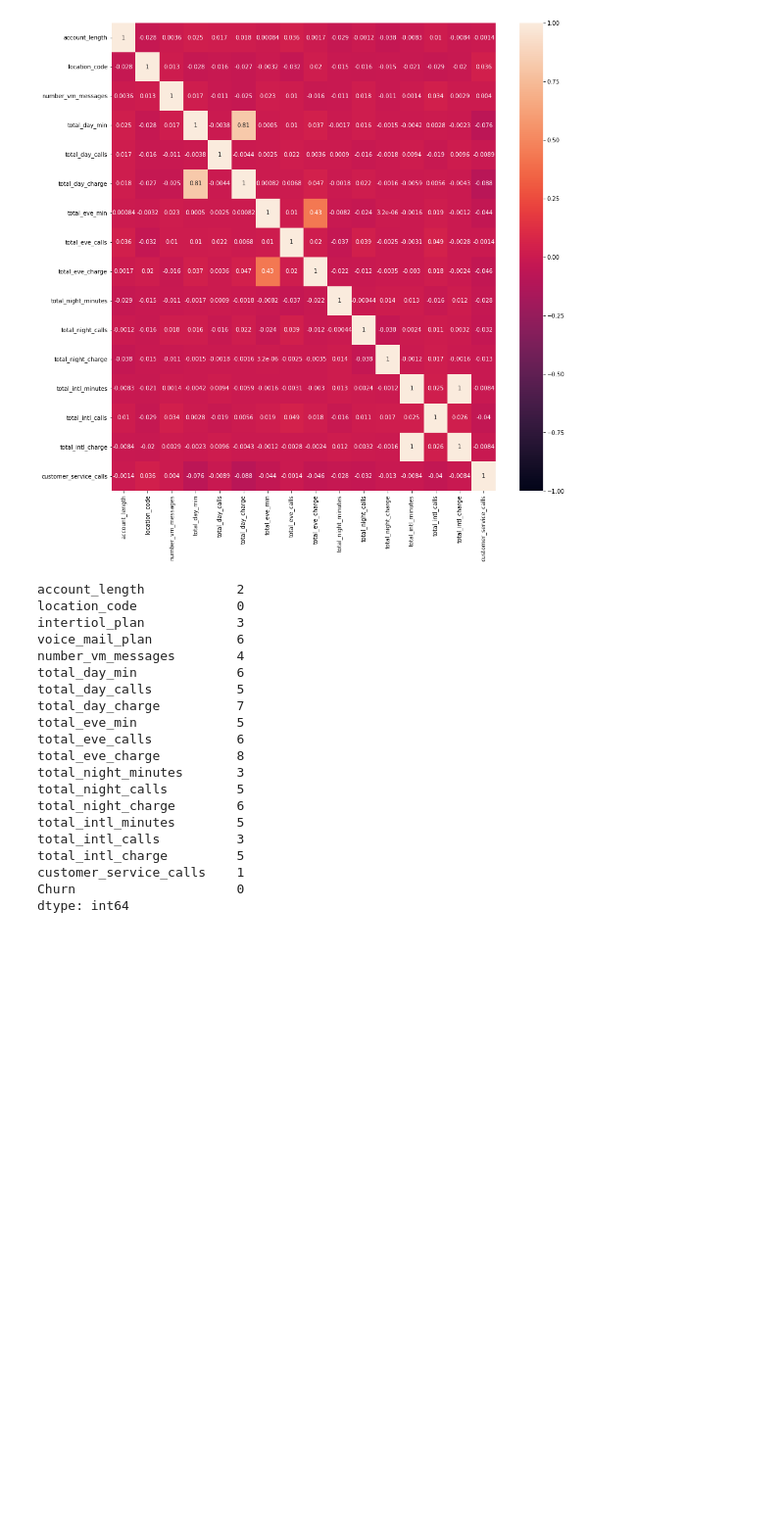
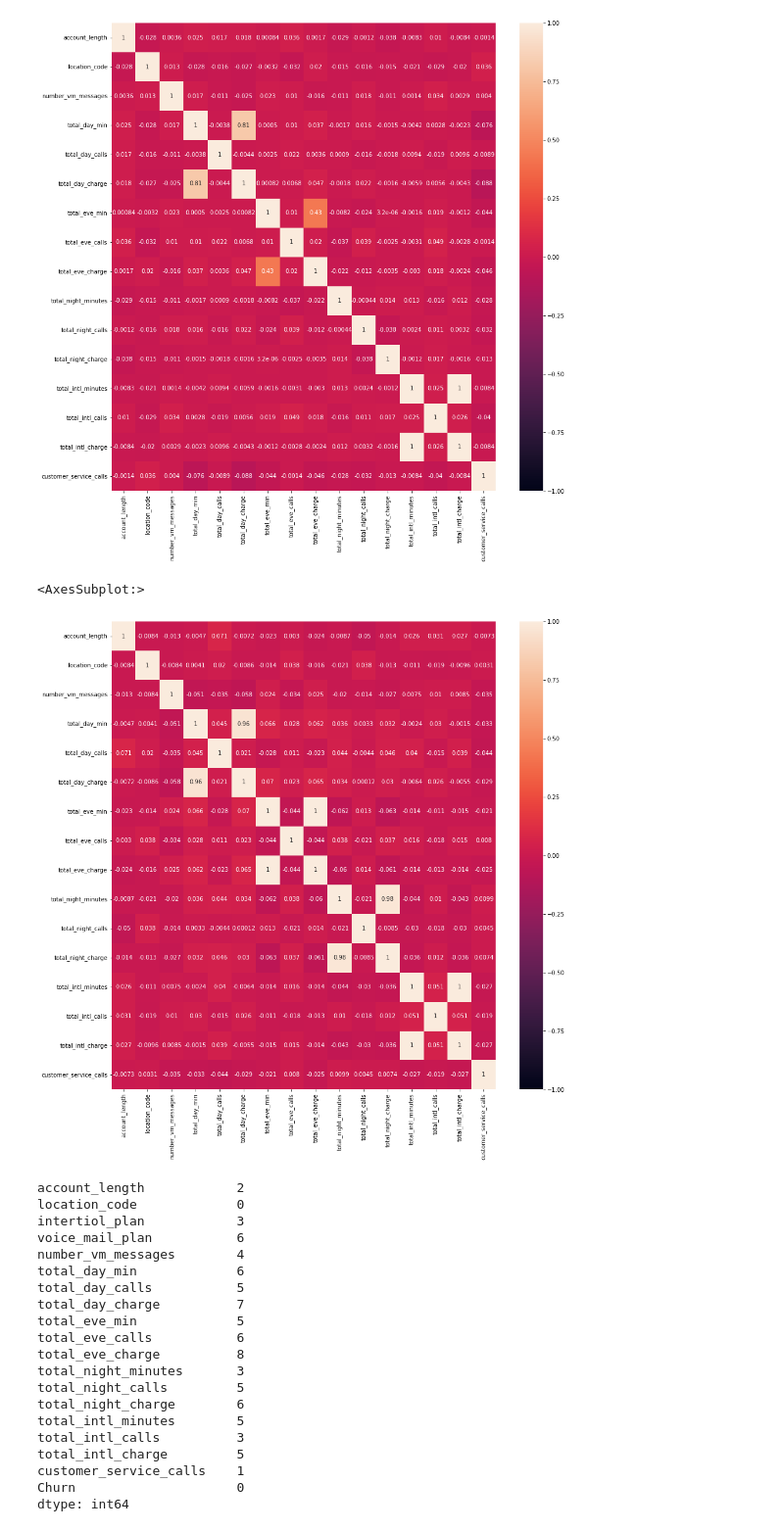
Before and after one commit to ayeshgk-machine-learning/data-science-project, a Jupyter notebook: data-preprocessing-ds-project/attempt-2.ipynb, the cells around one changed output. Shown at 98% size. Drawn from its saved outputs; the diff is of its cells as text; code cells hidden in the pictures; blank space fills up the shorter version.

```diff
--- a/data-preprocessing-ds-project/attempt-2.ipynb
+++ b/data-preprocessing-ds-project/attempt-2.ipynb
@@ -192,9 +163,12 @@ sns.heatmap(corr_train, vmin=-1, vmax=1, annot=True)
 <AxesSubplot:>
 [figure]
 # %%
-# corr_test = df_train.corr()
-# plt.figure(figsize=(15,15))
-# sns.heatmap(corr_test, vmin=-1, vmax=1, annot=True)
+corr_test = df_test.corr()
+plt.figure(figsize=(15,15))
+sns.heatmap(corr_test, vmin=-1, vmax=1, annot=True)
+# %% [output]
+<AxesSubplot:>
+[figure, added]
 # %%
 def set_nan(df,bounds):
     data = df.copy()
```
Also changed, not shown: parts of 35 cells of this notebook, 17 other files.
